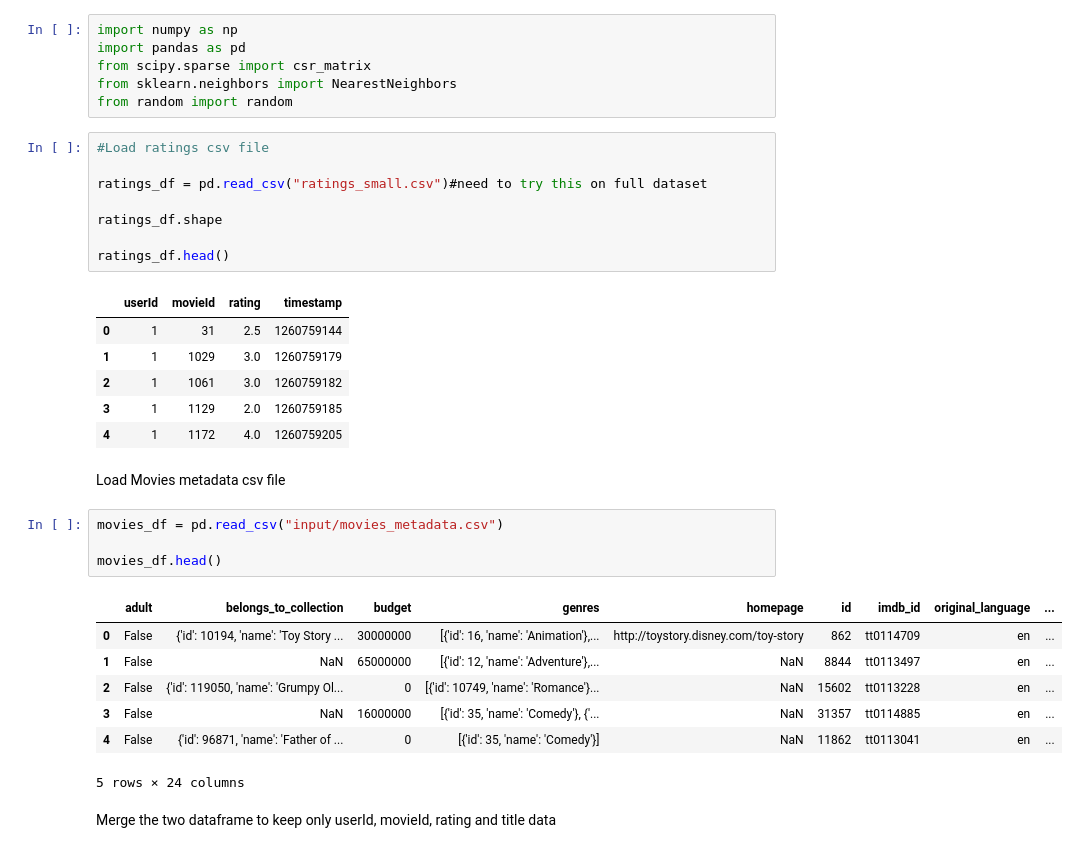
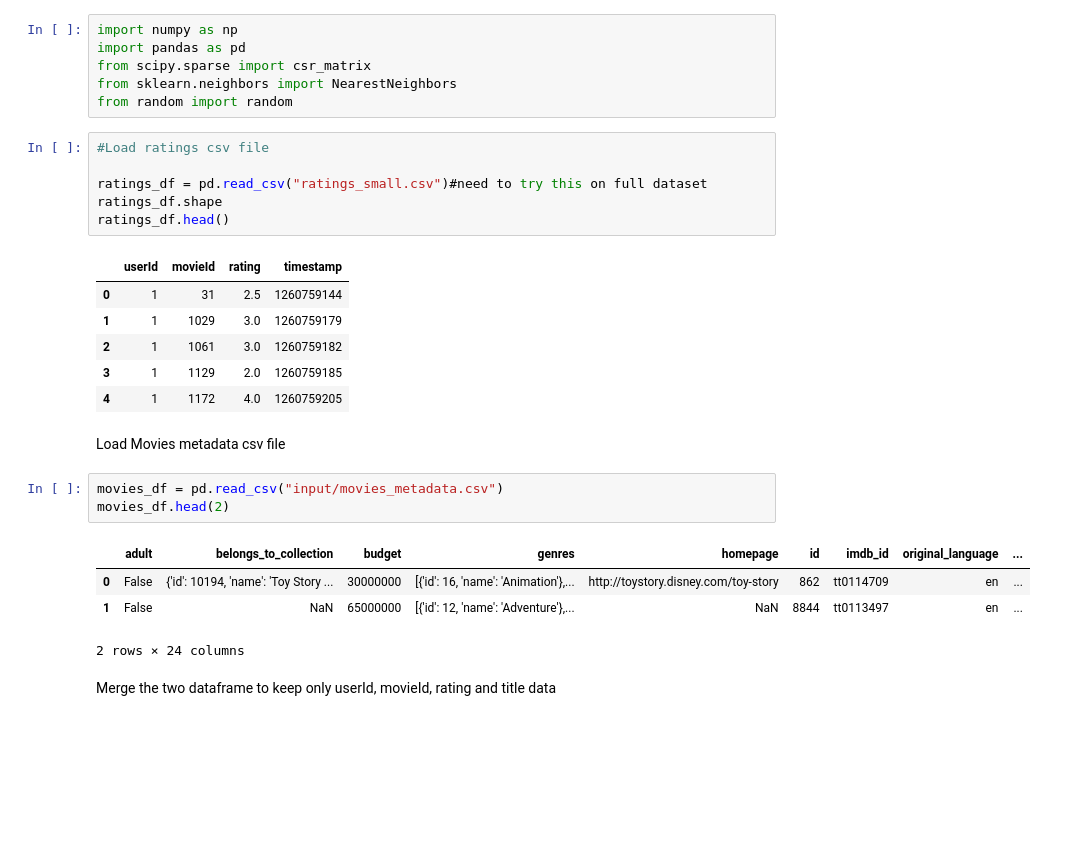
Before and after one commit to Kadekool/CSCI_4022_Project, a Jupyter notebook: New_user_user.ipynb, the cells around one changed output. Drawn from its saved outputs; the diff is of its cells as text; blank space fills up the shorter version.

```diff
--- a/New_user_user.ipynb
+++ b/New_user_user.ipynb
@@ -8,9 +8,7 @@ from random import random
 #Load ratings csv file
 
 ratings_df = pd.read_csv("ratings_small.csv")#need to try this on full dataset
-
 ratings_df.shape
-
 ratings_df.head()
 # %% [output]
 |  | userId | movieId | rating | timestamp |
@@ -23,16 +21,12 @@ ratings_df.head()
 Load Movies metadata csv file
 # %%
 movies_df = pd.read_csv("input/movies_metadata.csv")
-
-movies_df.head()
+movies_df.head(2)
 # %% [output]
 |  | adult | belongs_to_collection | budget | genres | homepage | id | imdb_id | original_language | ... |
 | 0 | False | {'id': 10194, 'name': 'Toy Story ... | 30000000 | [{'id': 16, 'name': 'Animation'},... | http://toystory.disney.com/toy-story | 862 | tt0114709 | en | ... |
 | 1 | False | NaN | 65000000 | [{'id': 12, 'name': 'Adventure'},... | NaN | 8844 | tt0113497 | en | ... |
-| 2 | False | {'id': 119050, 'name': 'Grumpy Ol... | 0 | [{'id': 10749, 'name': 'Romance'}... | NaN | 15602 | tt0113228 | en | ... |
-| 3 | False | NaN | 16000000 | [{'id': 35, 'name': 'Comedy'}, {'... | NaN | 31357 | tt0114885 | en | ... |
-| 4 | False | {'id': 96871, 'name': 'Father of ... | 0 | [{'id': 35, 'name': 'Comedy'}] | NaN | 11862 | tt0113041 | en | ... |
-5 rows × 24 columns
+2 rows × 24 columns
 # %% [markdown]
 Merge the two dataframe to keep only userId, movieId, rating and title data
 # %%
```
Also changed, not shown: parts of 3 cells of this notebook.
